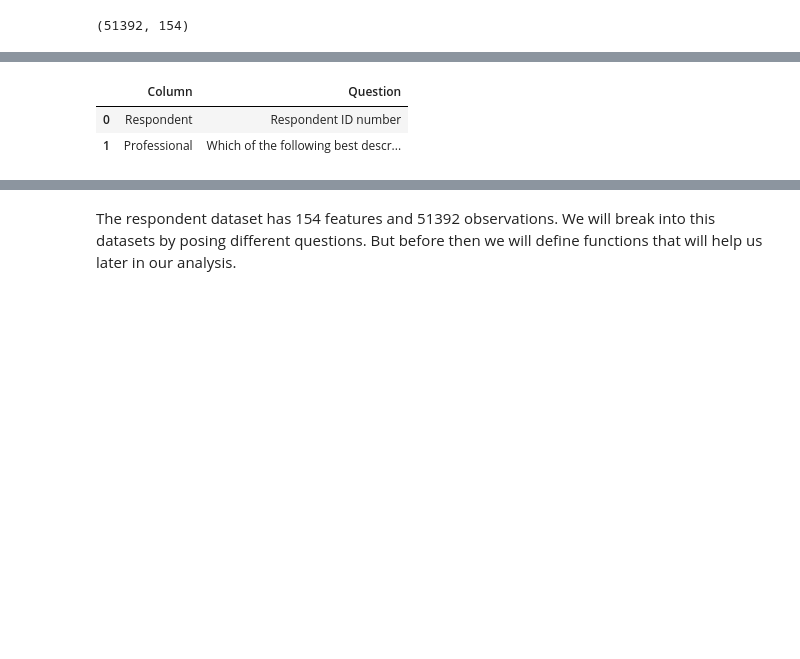
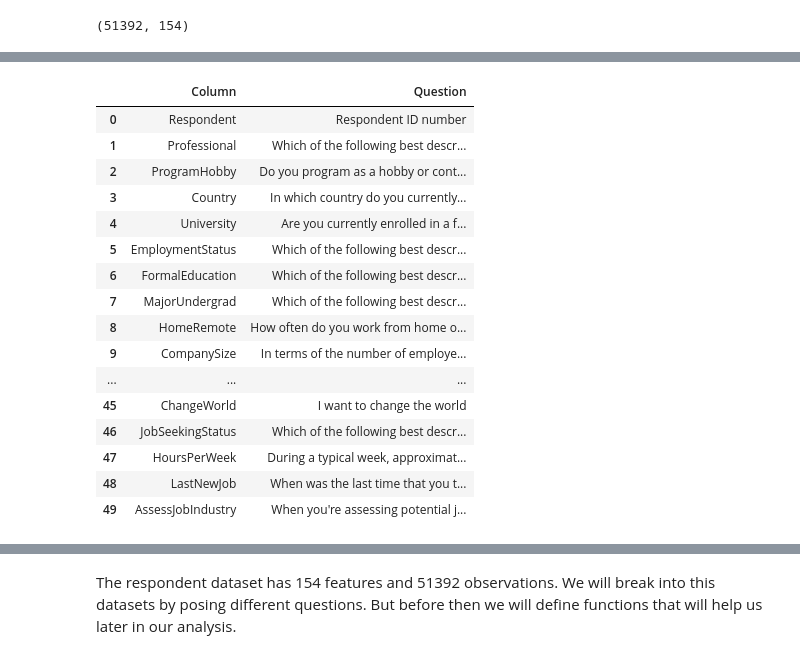
Before and after one commit to Marvykalu/DataScience_Projects, a Jupyter notebook: stackoverflow_developer_survey_2017/Exploratory_Data_Analysis_File.ipynb, the cells around one changed output, grey strips where cells are left out. Saved outputs shown, nothing was run; the diff lists cells and outputs as text; code cells hidden in the pictures; blank space fills up the shorter version.

```diff
--- a/stackoverflow_developer_survey_2017/Exploratory_Data_Analysis_File.ipynb
+++ b/stackoverflow_developer_survey_2017/Exploratory_Data_Analysis_File.ipynb
@@ -41,8 +55,22 @@ df_survey.head(2)
 # %%
 pd.set_option('display.max_colwidth', None)
 pd.set_option('display.max_row', None)
-df_schema.head(2)
+df_schema.head(50)
 # %% [output]
 |  | Column | Question |
 | 0 | Respondent | Respondent ID number |
 | 1 | Professional | Which of the following best descr... |
+| 2 | ProgramHobby | Do you program as a hobby or cont... |
+| 3 | Country | In which country do you currently... |
+| 4 | University | Are you currently enrolled in a f... |
+| 5 | EmploymentStatus | Which of the following best descr... |
+| 6 | FormalEducation | Which of the following best descr... |
+| 7 | MajorUndergrad | Which of the following best descr... |
+| 8 | HomeRemote | How often do you work from home o... |
+| 9 | CompanySize | In terms of the number of employe... |
+| ... | ... | ... |
+| 45 | ChangeWorld | I want to change the world |
+| 46 | JobSeekingStatus | Which of the following best descr... |
+| 47 | HoursPerWeek | During a typical week, approximat... |
+| 48 | LastNewJob | When was the last time that you t... |
+| 49 | AssessJobIndustry | When you're assessing potential j... |
```
Also changed, not shown: parts of 28 cells of this notebook.
